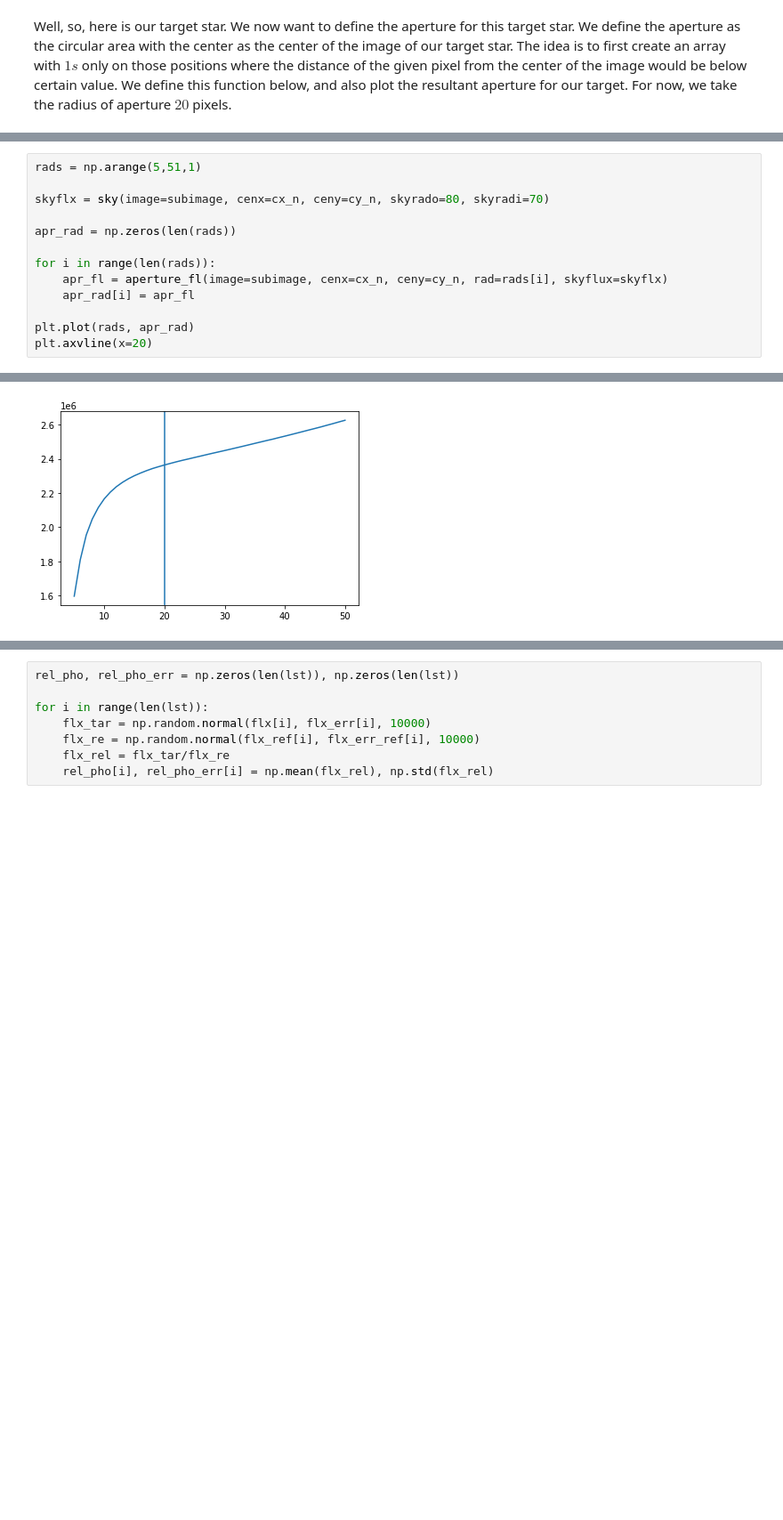
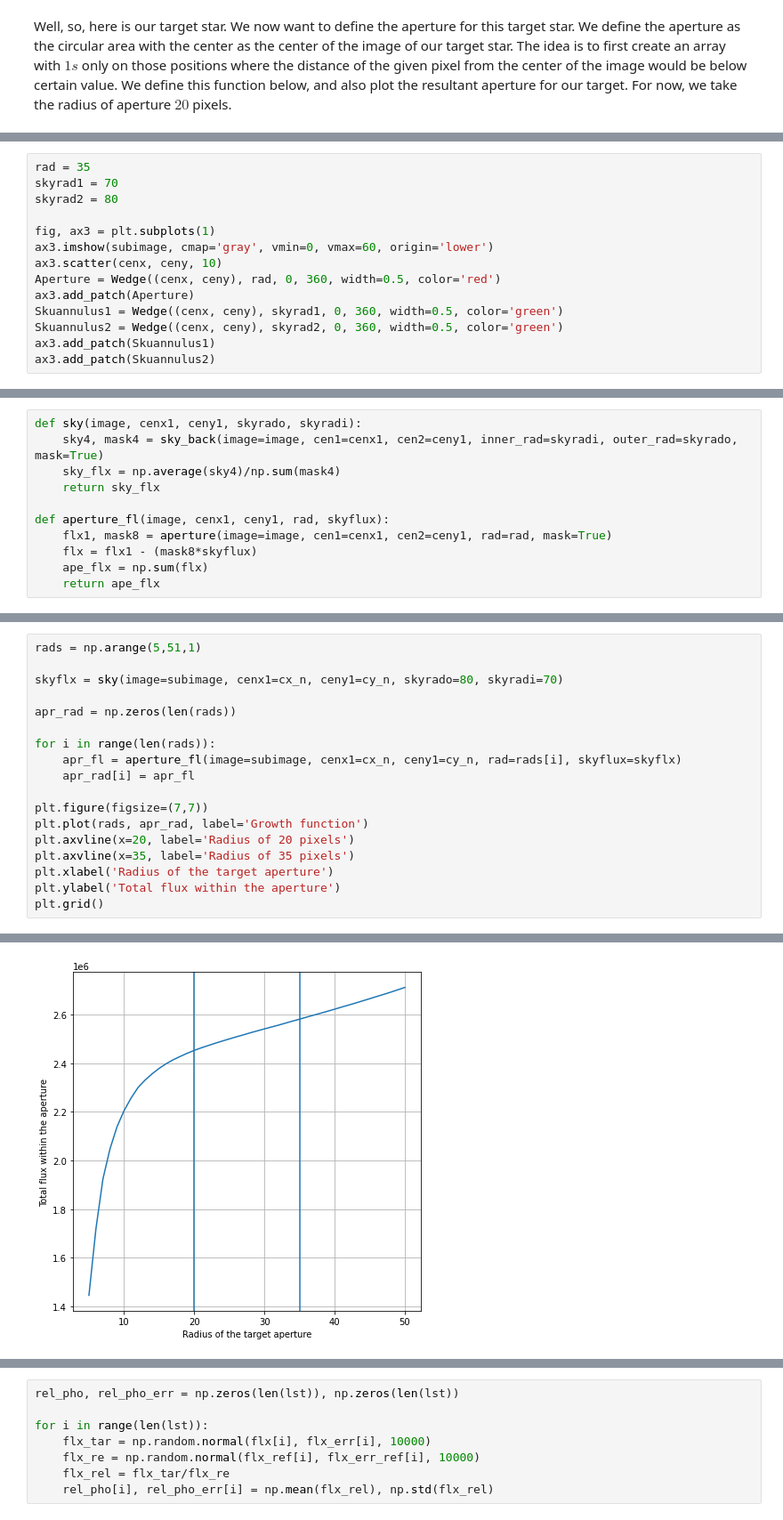
Before and after one commit to Jayshil/Data_Analysis, a Jupyter notebook: Transits/p1.ipynb, the cells around one changed output, grey strips where cells are left out. Shown at 89% size. Drawn from its saved outputs; the diff is of its cells as text; blank space fills up the shorter version.

```diff
--- a/Transits/p1.ipynb
+++ b/Transits/p1.ipynb
@@ -145,0 +144,14 @@ print(ceny)
+# %%
+rad = 35
+skyrad1 = 70
+skyrad2 = 80
+
+fig, ax3 = plt.subplots(1)
+ax3.imshow(subimage, cmap='gray', vmin=0, vmax=60, origin='lower')
+ax3.scatter(cenx, ceny, 10)
+Aperture = Wedge((cenx, ceny), rad, 0, 360, width=0.5, color='red')
+ax3.add_patch(Aperture)
+Skuannulus1 = Wedge((cenx, ceny), skyrad1, 0, 360, width=0.5, color='green')
+Skuannulus2 = Wedge((cenx, ceny), skyrad2, 0, 360, width=0.5, color='green')
+ax3.add_patch(Skuannulus1)
+ax3.add_patch(Skuannulus2)
@@ -145,0 +165,11 @@ print(ceny)
+# %%
+def sky(image, cenx1, ceny1, skyrado, skyradi):
+    sky4, mask4 = sky_back(image=image, cen1=cenx1, cen2=ceny1, inner_rad=skyradi, outer_rad=skyrado, mask=True)
+    sky_flx = np.average(sky4)/np.sum(mask4)
+    return sky_flx
+
+def aperture_fl(image, cenx1, ceny1, rad, skyflux):
+    flx1, mask8 = aperture(image=image, cen1=cenx1, cen2=ceny1, rad=rad, mask=True)
+    flx = flx1 - (mask8*skyflux)
+    ape_flx = np.sum(flx)
+    return ape_flx
@@ -173,14 +229,19 @@ print(cy_n)
 # %%
 rads = np.arange(5,51,1)
 
-skyflx = sky(image=subimage, cenx=cx_n, ceny=cy_n, skyrado=80, skyradi=70)
+skyflx = sky(image=subimage, cenx1=cx_n, ceny1=cy_n, skyrado=80, skyradi=70)
 
 apr_rad = np.zeros(len(rads))
 
 for i in range(len(rads)):
-    apr_fl = aperture_fl(image=subimage, cenx=cx_n, ceny=cy_n, rad=rads[i], skyflux=skyflx)
+    apr_fl = aperture_fl(image=subimage, cenx1=cx_n, ceny1=cy_n, rad=rads[i], skyflux=skyflx)
     apr_rad[i] = apr_fl
 
-plt.plot(rads, apr_rad)
-plt.axvline(x=20)
+plt.figure(figsize=(7,7))
+plt.plot(rads, apr_rad, label='Growth function')
+plt.axvline(x=20, label='Radius of 20 pixels')
+plt.axvline(x=35, label='Radius of 35 pixels')
+plt.xlabel('Radius of the target aperture')
+plt.ylabel('Total flux within the aperture')
+plt.grid()
 # %% [output]
@@ -188 +248 @@ plt.axvline(x=20)
-[figure, old version]
+[figure, new version]
```
Also changed, not shown: parts of 27 cells of this notebook.
